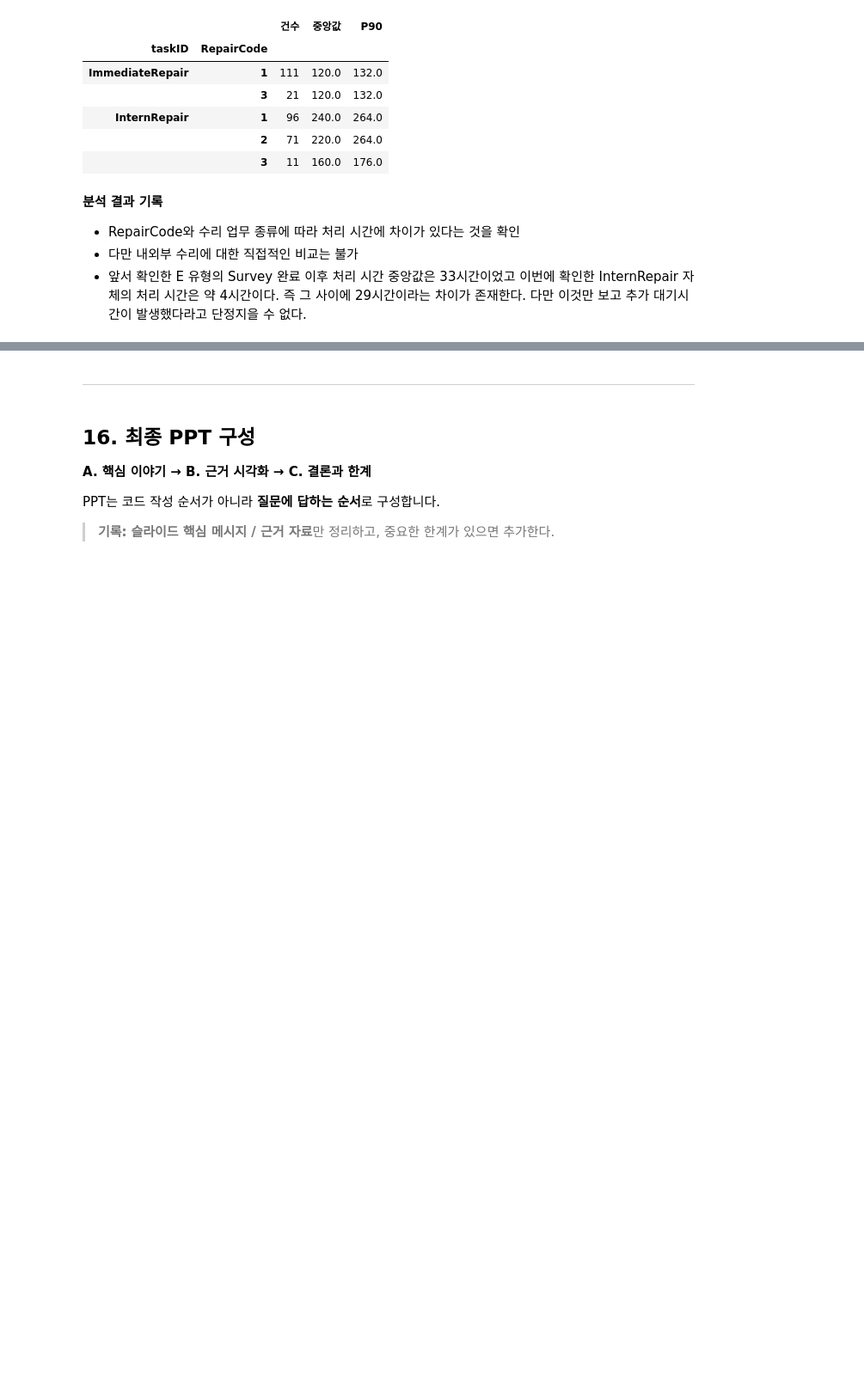
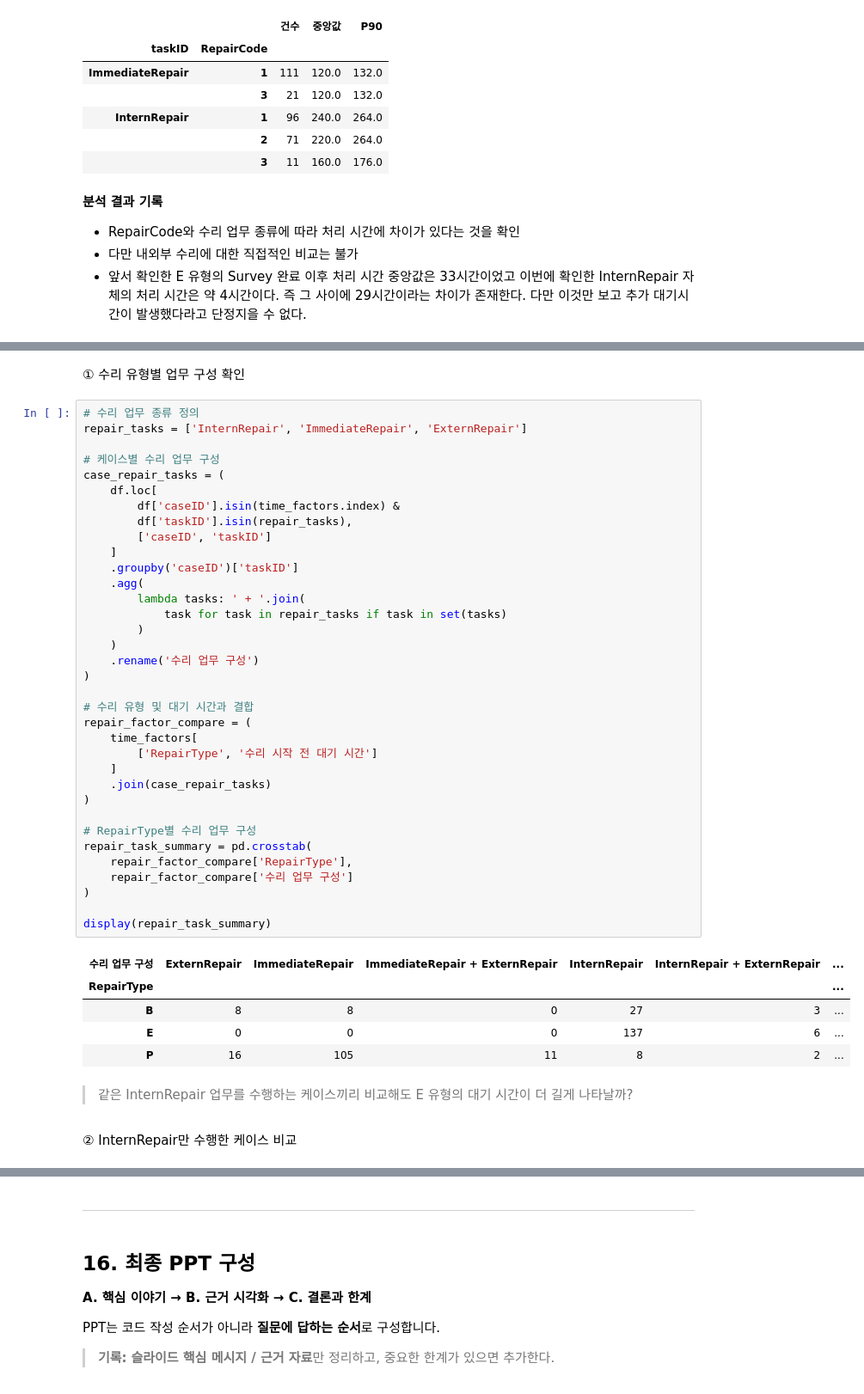
Before and after one commit to roh-git/DA_Assignment, a Jupyter notebook: repair2_분석.ipynb, the cells around one changed output, grey strips where cells are left out. Shown at 86% size. Cells and saved outputs as stored; diff of their text form; blank space fills up the shorter version.

```diff
--- a/repair2_분석.ipynb
+++ b/repair2_분석.ipynb
@@ -4409,0 +4526,47 @@ display(repair_code_summary)
+# %% [markdown]
+① 수리 유형별 업무 구성 확인
+# %%
+# 수리 업무 종류 정의
+repair_tasks = ['InternRepair', 'ImmediateRepair', 'ExternRepair']
+
+# 케이스별 수리 업무 구성
+case_repair_tasks = (
+    df.loc[
+        df['caseID'].isin(time_factors.index) &
+        df['taskID'].isin(repair_tasks),
+        ['caseID', 'taskID']
+    ]
+    .groupby('caseID')['taskID']
+    .agg(
+        lambda tasks: ' + '.join(
+            task for task in repair_tasks if task in set(tasks)
+        )
+    )
+    .rename('수리 업무 구성')
+)
+
+# 수리 유형 및 대기 시간과 결합
+repair_factor_compare = (
+    time_factors[
+        ['RepairType', '수리 시작 전 대기 시간']
+    ]
+    .join(case_repair_tasks)
+)
+
+# RepairType별 수리 업무 구성
+repair_task_summary = pd.crosstab(
+    repair_factor_compare['RepairType'],
+    repair_factor_compare['수리 업무 구성']
+)
+
+display(repair_task_summary)
+# %% [output]
+| 수리 업무 구성 | ExternRepair | ImmediateRepair | ImmediateRepair + ExternRepair | InternRepair | InternRepair + ExternRepair | ... |
+| RepairType |  |  |  |  |  | ... |
+| B | 8 | 8 | 0 | 27 | 3 | ... |
+| E | 0 | 0 | 0 | 137 | 6 | ... |
+| P | 16 | 105 | 11 | 8 | 2 | ... |
+# %% [markdown]
+> 같은 InternRepair 업무를 수행하는 케이스끼리 비교해도 E 유형의 대기 시간이 더 길게 나타날까?
+# %% [markdown]
+② InternRepair만 수행한 케이스 비교
```
Also changed, not shown: parts of 49 cells of this notebook.
